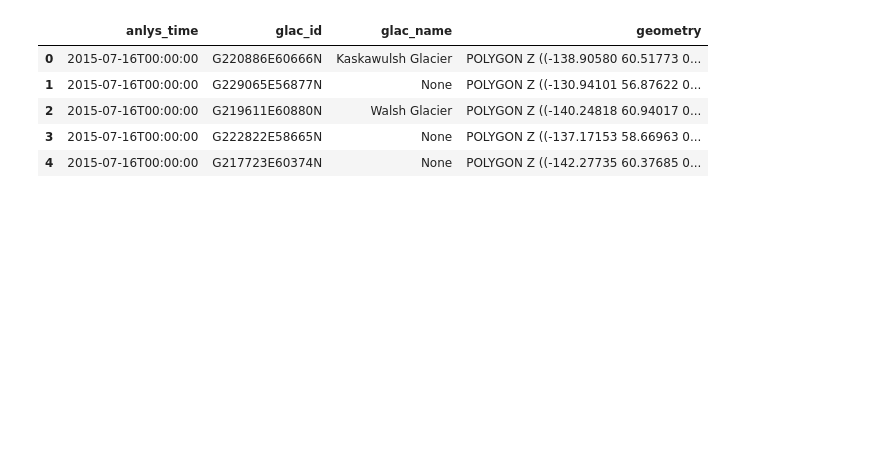
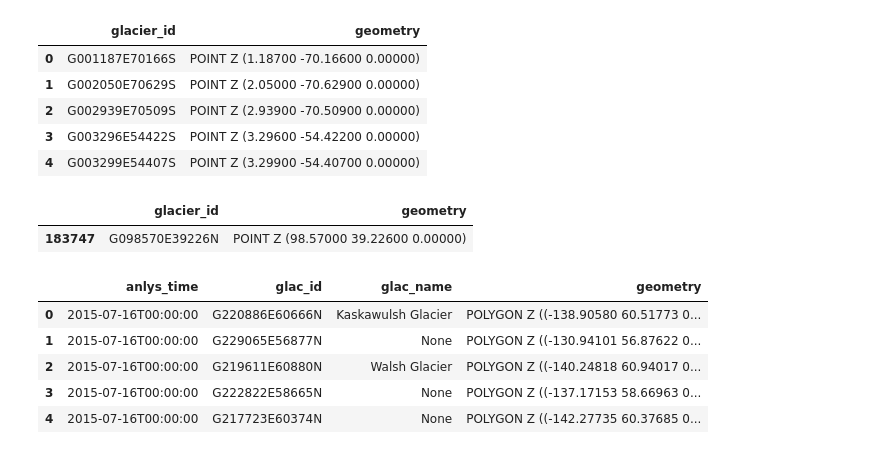
Before and after one commit to KristenHansen/GlacierProject, a Jupyter notebook: GlacierProject/testing.ipynb, the cells around one changed output. Drawn from its saved outputs; the diff is of its cells as text; code cells hidden in the pictures; blank space fills up the shorter version.

```diff
--- a/GlacierProject/testing.ipynb
+++ b/GlacierProject/testing.ipynb
@@ -8,6 +9,22 @@ from GlacierProject.query import *
 
 %load_ext autoreload
 %autoreload 2
+# %%
+pts = gpd.read_file('../../glims_db_20190530/glims_points.shp')
+# %%
+pts.head()
+# %% [output]
+|  | glacier_id | geometry |
+| 0 | G001187E70166S | POINT Z (1.18700 -70.16600 0.00000) |
+| 1 | G002050E70629S | POINT Z (2.05000 -70.62900 0.00000) |
+| 2 | G002939E70509S | POINT Z (2.93900 -70.50900 0.00000) |
+| 3 | G003296E54422S | POINT Z (3.29600 -54.42200 0.00000) |
+| 4 | G003299E54407S | POINT Z (3.29900 -54.40700 0.00000) |
+# %%
+pts[pts.glacier_id == 'G098570E39226N']
+# %% [output]
+|  | glacier_id | geometry |
+| 183747 | G098570E39226N | POINT Z (98.57000 39.22600 0.00000) |
 # %%
 glims = read_glims_gdf('../data/glims_polys/glims_polys.shp')
 glims.head()
```
Also changed, not shown: parts of 4 cells of this notebook, 6 other files.
